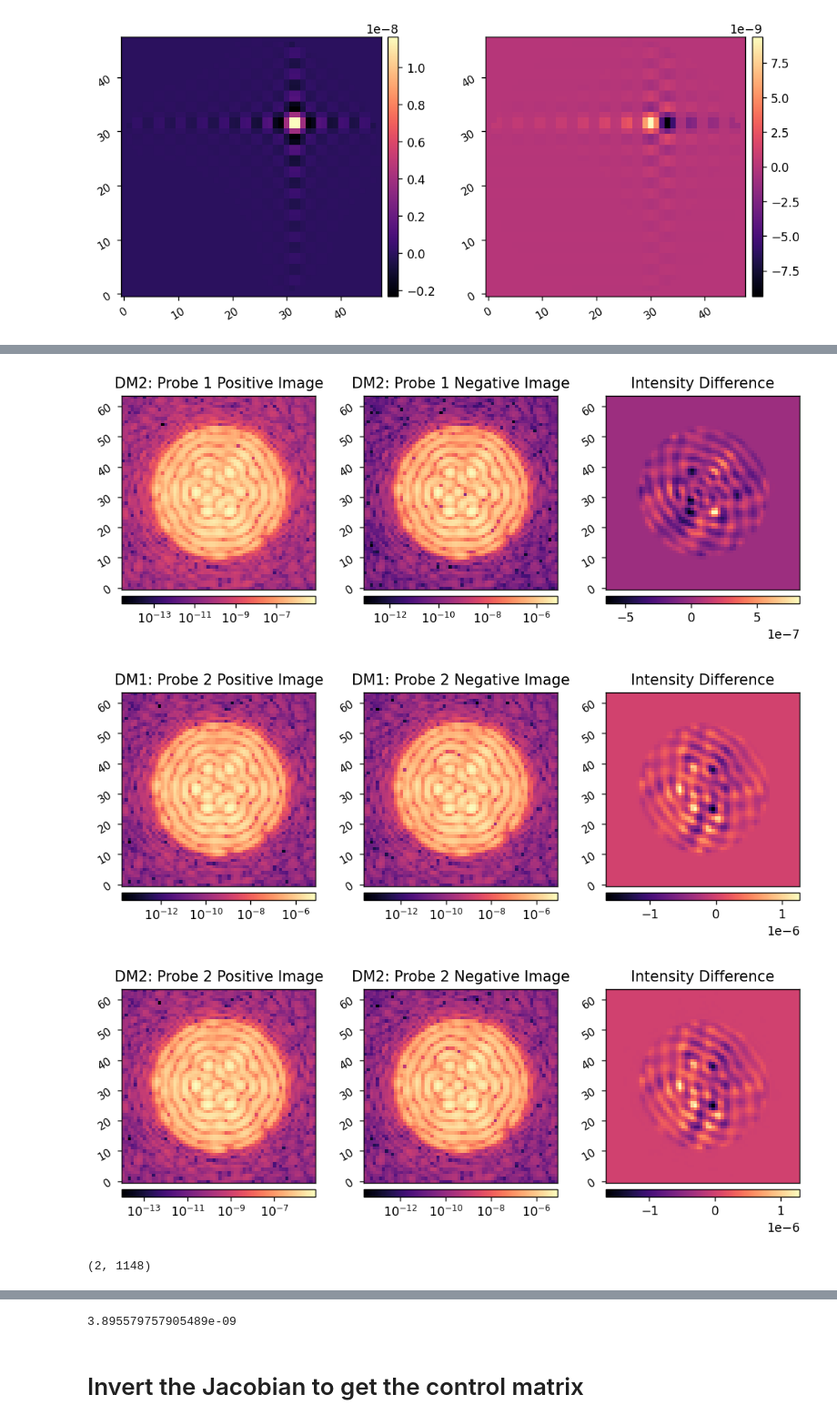
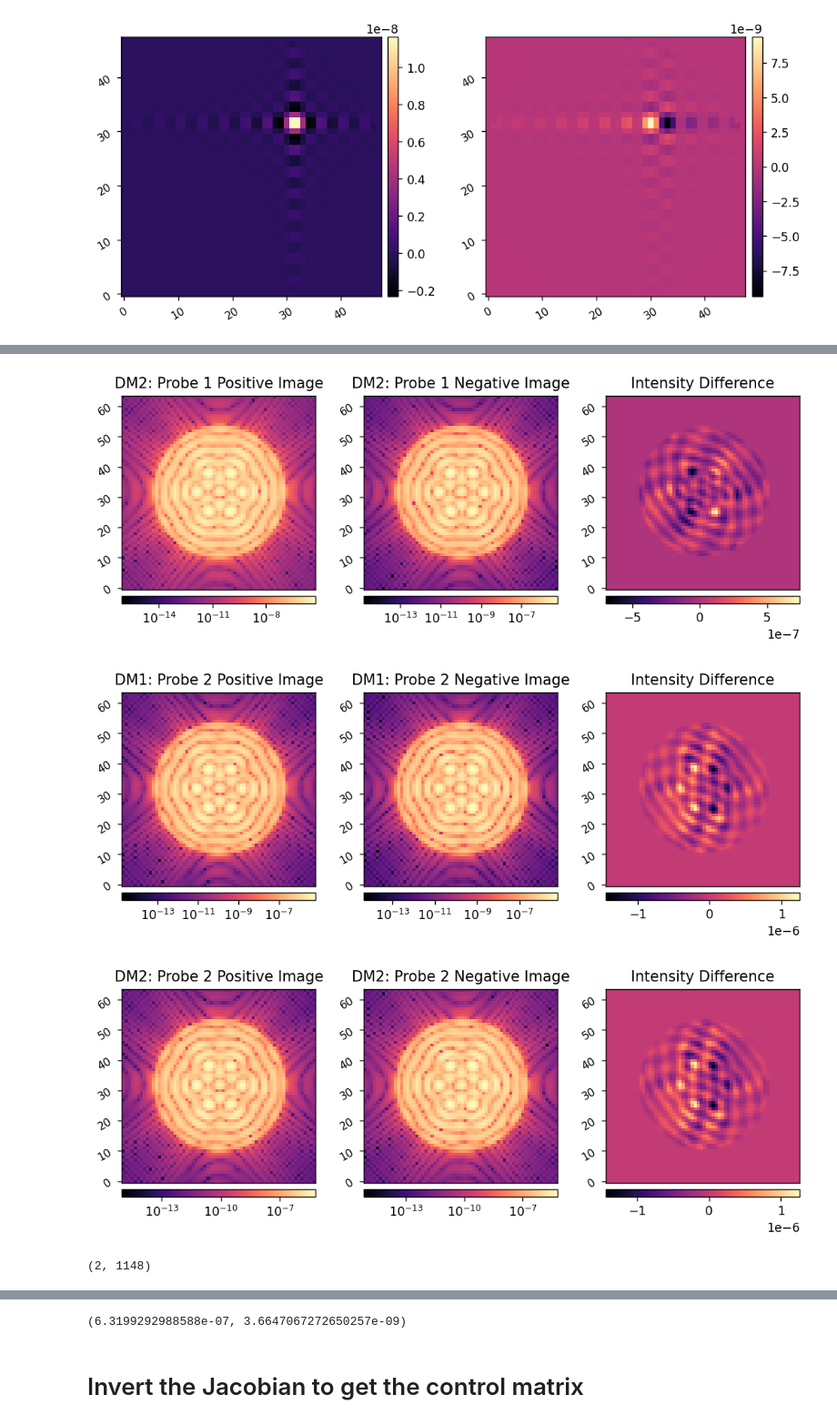
Before and after one commit to kian1377/roman-cgi-iefc, a Jupyter notebook: hlc_pwp_efc_2dm.ipynb, the cells around one changed output, grey strips where cells are left out. Shown at 91% size. Saved outputs shown, nothing was run; the diff lists cells and outputs as text; code cells hidden in the pictures.

```diff
--- a/hlc_pwp_efc_2dm.ipynb
+++ b/hlc_pwp_efc_2dm.ipynb
@@ -32,8 +32,8 @@ hlc = cgi.CGI(cgi_mode='hlc',
               use_fpm=True,
               use_pupil_defocus=False,
               polaxis=0,
-              use_opds=True,
-              dm1_ref=dm1_flat, dm2_ref=dm2_flat,
+#               use_opds=True,
+#               dm1_ref=dm1_flat, dm2_ref=dm2_flat,
              )
 hlc.show_dms()
 
@@ -105,6 +109,7 @@ Jacobian built in 2281.786 sec
 # %%
 jac_dir = Path('/groups/douglase/kians-data-files/roman-cgi-iefc-data/jacobians')
-fname = 'hlc_39_opds_flatmaps_2dm'
+# fname = 'hlc_39_opds_flatmaps_2dm'
+fname = 'hlc_2dm'
 # %%
 misc.save_pickle(jac_dir/fname, jac, quiet=False)
 # %% [output]
@@ -147,5 +152,6 @@ misc.myimshow3(np.abs(E_est)**2,
                vmax1=vmax, vmax2=vmax, vmax3=vmax,
               )
 
-np.mean(diff[dh_mask])
+
+np.mean(ref_psf[dh_mask]), np.mean(diff[dh_mask])
 # %% [output]
@@ -153,4 +159,4 @@ np.mean(diff[dh_mask])
-[figure, old version]
+[figure, new version]
-[figure, old version]
+[figure, new version]
-[figure, old version]
+[figure, new version]
 (2, 1148)
@@ -158,4 +164,4 @@ np.mean(diff[dh_mask])
-3.895579757905489e-09
+(6.3199292988588e-07, 3.6647067272650257e-09)
 # %% [markdown]
 # Invert the Jacobian to get the control matrix
 # %%
```
Also changed, not shown: parts of 9 cells of this notebook, 2 other files.
